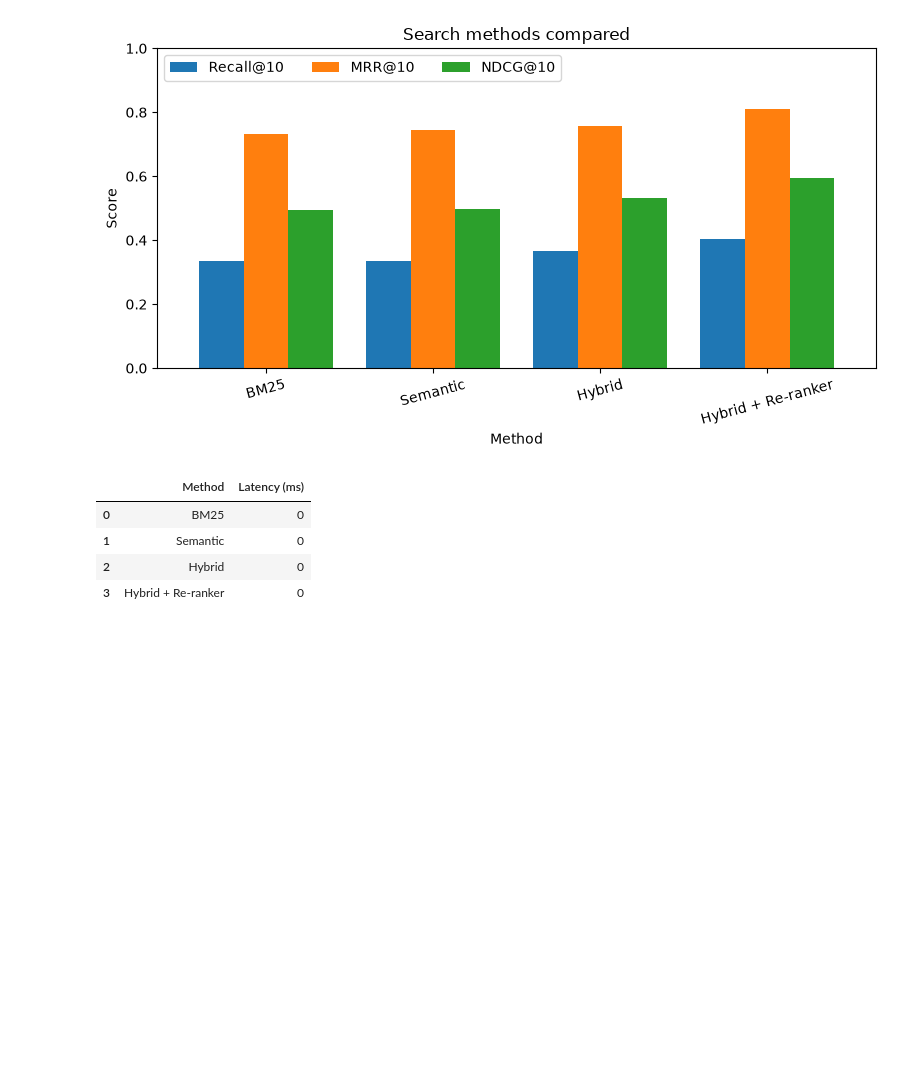
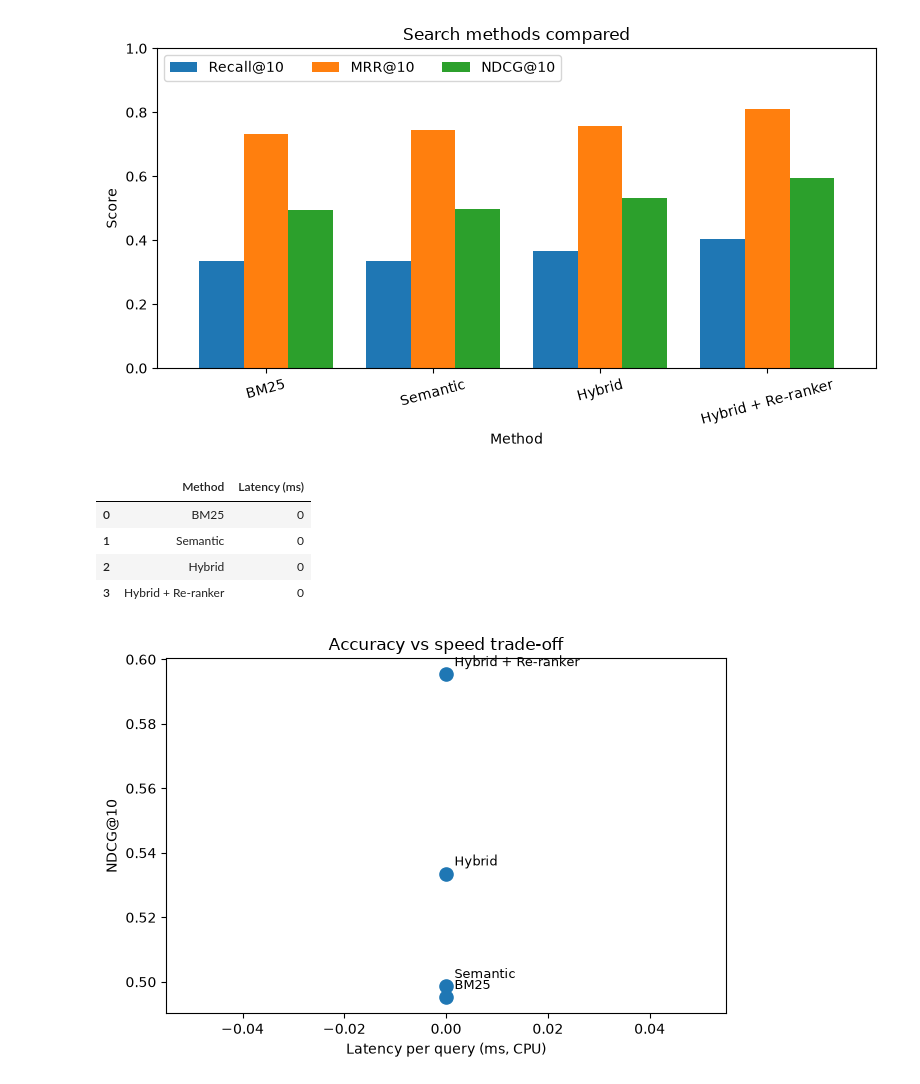
Before and after one commit to Vanshjaiswal21/semantic-search, a Jupyter notebook: notebooks/09_results.ipynb, the cells around one changed output. Cells and saved outputs as stored; diff of their text form; code cells hidden in the pictures; blank space fills up the shorter version.

```diff
--- a/notebooks/09_results.ipynb
+++ b/notebooks/09_results.ipynb
@@ -108,3 +108,20 @@ latency
 | 1 | Semantic | 0 |
 | 2 | Hybrid | 0 |
 | 3 | Hybrid + Re-ranker | 0 |
+# %%
+merged = results.merge(latency, on="Method")
+
+fig, ax = plt.subplots(figsize=(6.5, 4.5))
+ax.scatter(merged["Latency (ms)"], merged["NDCG@10"], s=90)
+for _, r in merged.iterrows():
+    ax.annotate(r["Method"], (r["Latency (ms)"], r["NDCG@10"]),
+                textcoords="offset points", xytext=(6, 6), fontsize=9)
+
+ax.set_xlabel("Latency per query (ms, CPU)")
+ax.set_ylabel("NDCG@10")
+ax.set_title("Accuracy vs speed trade-off")
+plt.tight_layout()
+plt.savefig(DOCS / "accuracy_vs_latency.png", dpi=150)
+plt.show()
+# %% [output]
+[figure, added]
```
Also changed, not shown: 3 other files.
